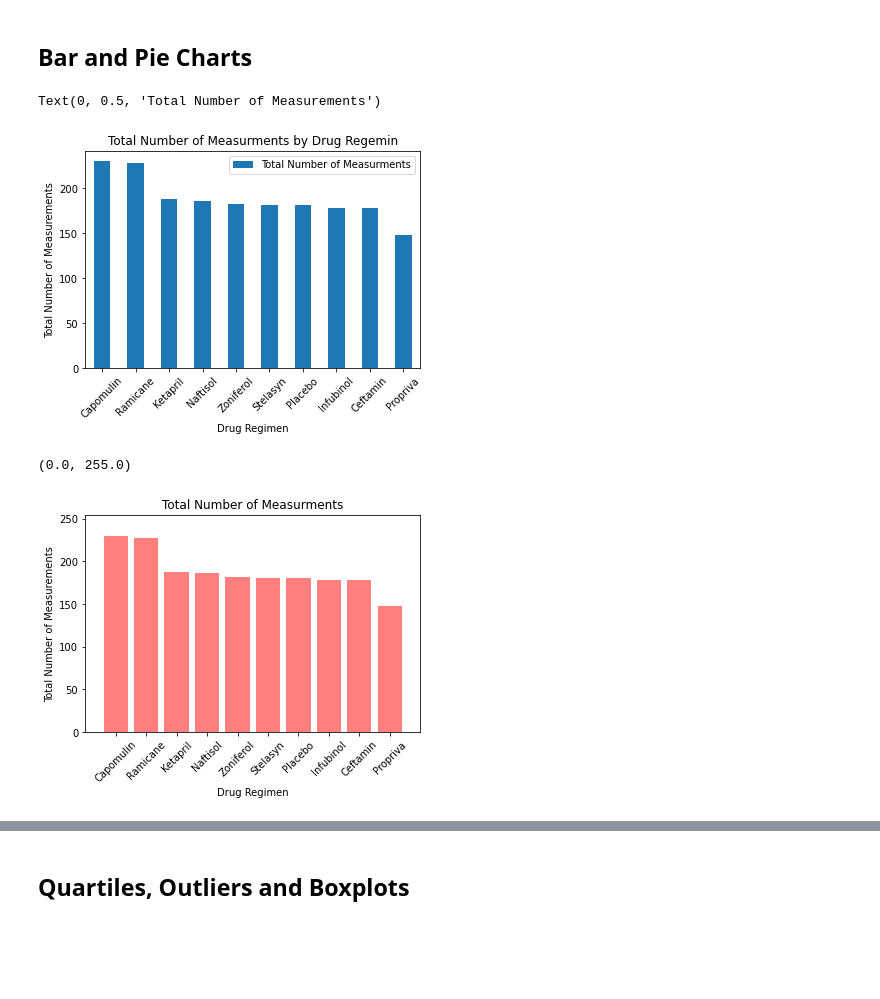
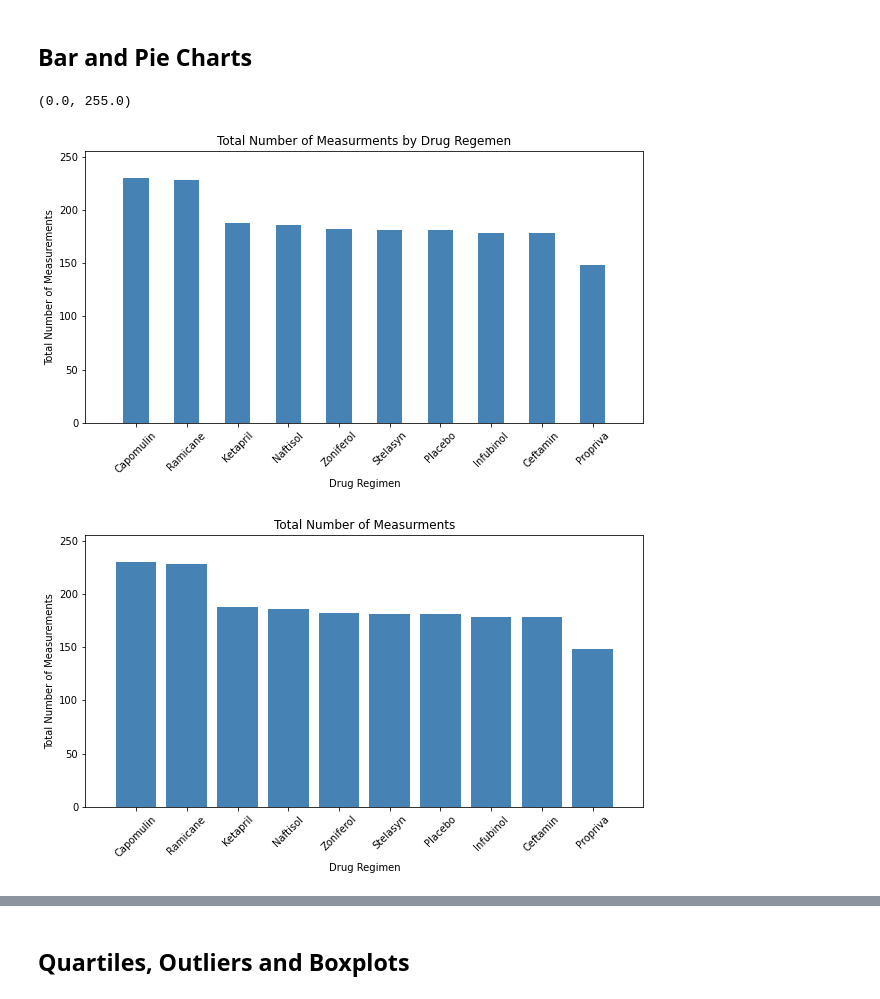
Before and after one commit to kennethcandersen/matplotlib, a Jupyter notebook: pymaceuticals_starter.ipynb, the cells around one changed output, grey strips where cells are left out. Drawn from its saved outputs; the diff is of its cells as text; code cells hidden in the pictures; blank space fills up the shorter version.

```diff
--- a/pymaceuticals_starter.ipynb
+++ b/pymaceuticals_starter.ipynb
@@ -122,20 +122,22 @@ tumor_vol_df.agg(["mean"])
 # %%
 # Generate a bar plot showing the total number of measurements taken on each drug regimen using pandas.
 
 drug_regimen_df = pd.DataFrame({"Total Number of Measurments" : clean_merge_df["Drug Regimen"].value_counts()})
 #drug_regimen_df
 
-drug_regimen_bar = drug_regimen_df.plot.bar(y="Total Number of Measurments", rot=45)
-drug_regimen_bar.set_title("Total Number of Measurments by Drug Regemin")
+drug_regimen_bar = drug_regimen_df.plot.bar(y="Total Number of Measurments", rot=45, color='steelblue', figsize=(10,5), legend=False)
+drug_regimen_bar.set_title("Total Number of Measurments by Drug Regemen")
 drug_regimen_bar.set_xlabel("Drug Regimen")
 drug_regimen_bar.set_ylabel("Total Number of Measurements")
+plt.xlim(-1, len(drug_regimen_df.index))
+plt.ylim(0, max(drug_regimen_df["Total Number of Measurments"])+25)
 # %% [output]
-Text(0, 0.5, 'Total Number of Measurements')
+(0.0, 255.0)
-[figure, old version]
+[figure, new version]
 # %%
 # Generate a bar plot showing the total number of measurements taken on each drug regimen using pyplot
-plt.bar(drug_regimen_df.index, drug_regimen_df["Total Number of Measurments"], color='r', alpha=0.5, align="center")
-
+plt.figure(figsize=(10, 5))
+plt.bar(drug_regimen_df.index, drug_regimen_df["Total Number of Measurments"], color='steelblue', align="center")
 tick_locations = [value for value in drug_regimen_df.index]
 plt.xticks(tick_locations, drug_regimen_df.index, rotation=45)
 plt.title("Total Number of Measurments")
@@ -143,6 +145,7 @@ plt.xlabel("Drug Regimen")
 plt.ylabel("Total Number of Measurements")
 plt.xlim(-1, len(drug_regimen_df.index))
 plt.ylim(0, max(drug_regimen_df["Total Number of Measurments"])+25)
+
+plt.show()
 # %% [output]
-(0.0, 255.0)
-[figure, old version]
+[figure, new version]
```
Also changed, not shown: parts of 7 cells of this notebook.
